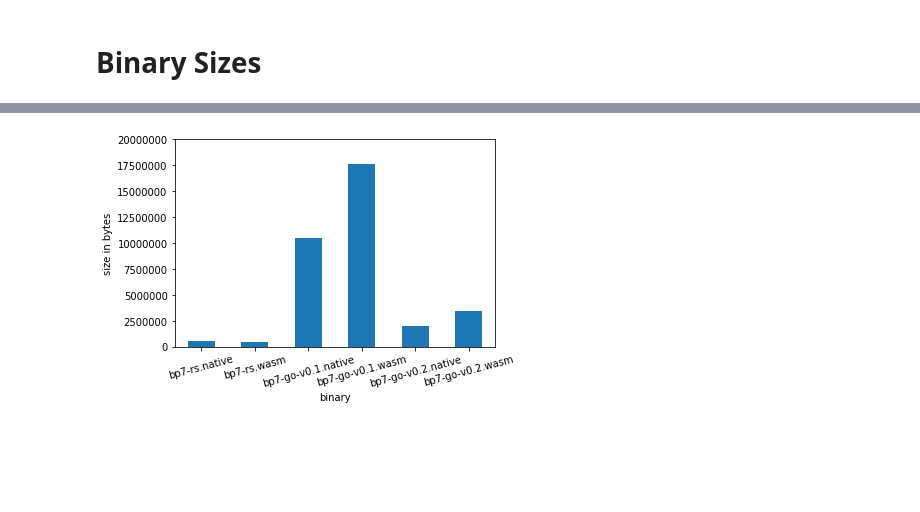
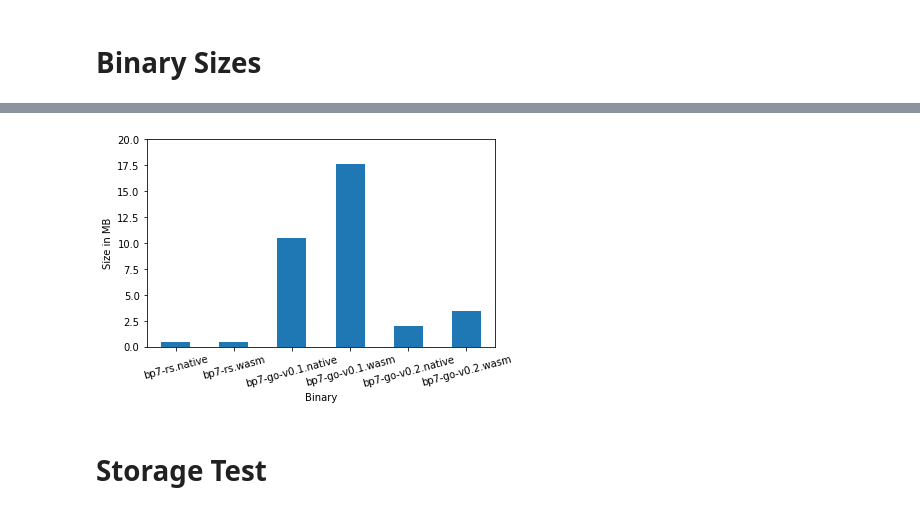
Before and after one commit to stg-tud/bp7eval, a Jupyter notebook: eval/bp7eval.ipynb, the cells around one changed output, grey strips where cells are left out. Saved outputs shown, nothing was run; the diff lists cells and outputs as text; code cells hidden in the pictures; blank space fills up the shorter version.

```diff
--- a/eval/bp7eval.ipynb
+++ b/eval/bp7eval.ipynb
@@ -100,10 +101,14 @@ df
 | 4 | 1945448 | bp7-go-v0.2.native |
 | 5 | 3406923 | bp7-go-v0.2.wasm |
 # %%
-ax = df.plot(kind='bar', rot=15, x='binary', y='size', legend=False, ylim=(0,20000000))
-ax.set_ylabel('size in bytes')
+df["size"] = df["size"].div(1000000)
+ax = df.plot(kind='bar', rot=15, x='binary', y='size', legend=False, ylim=(0,20))
+ax.set_ylabel('Size in MB')
+ax.set_xlabel('Binary')
 ax.ticklabel_format(axis = 'y', style = 'plain')
 plt.tight_layout()
 plt.savefig("binarysizes.png")
 # %% [output]
-[figure, old version]
+[figure, new version]
+# %% [markdown]
+# Storage Test
```
Also changed, not shown: parts of 8 cells of this notebook, 4 other files.
